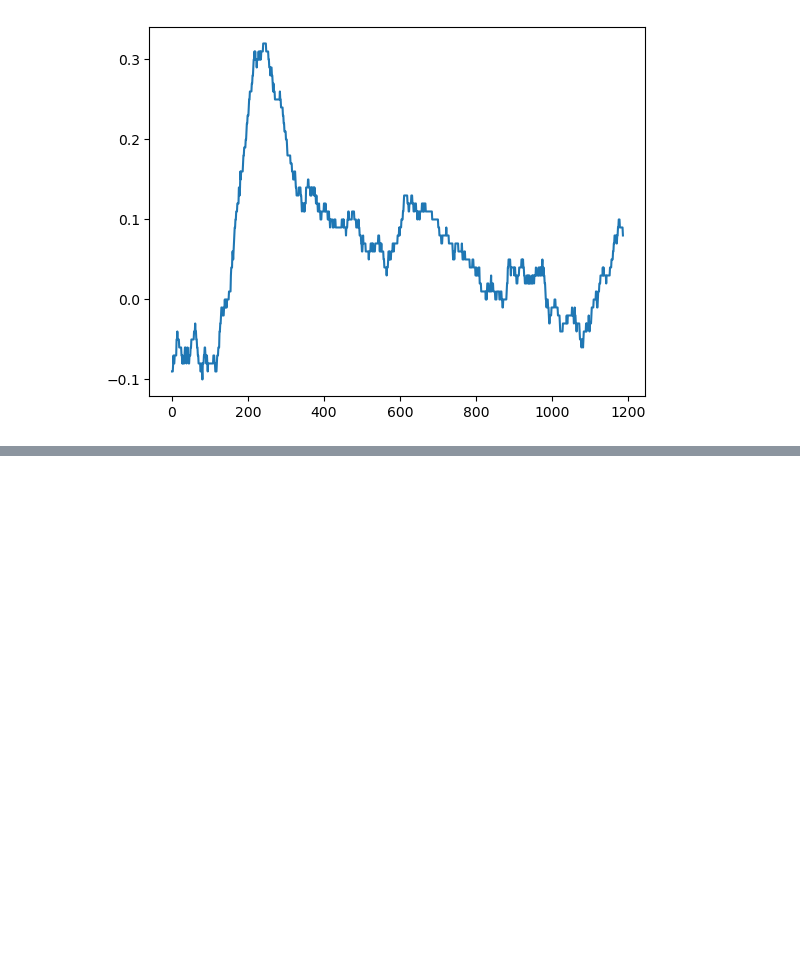
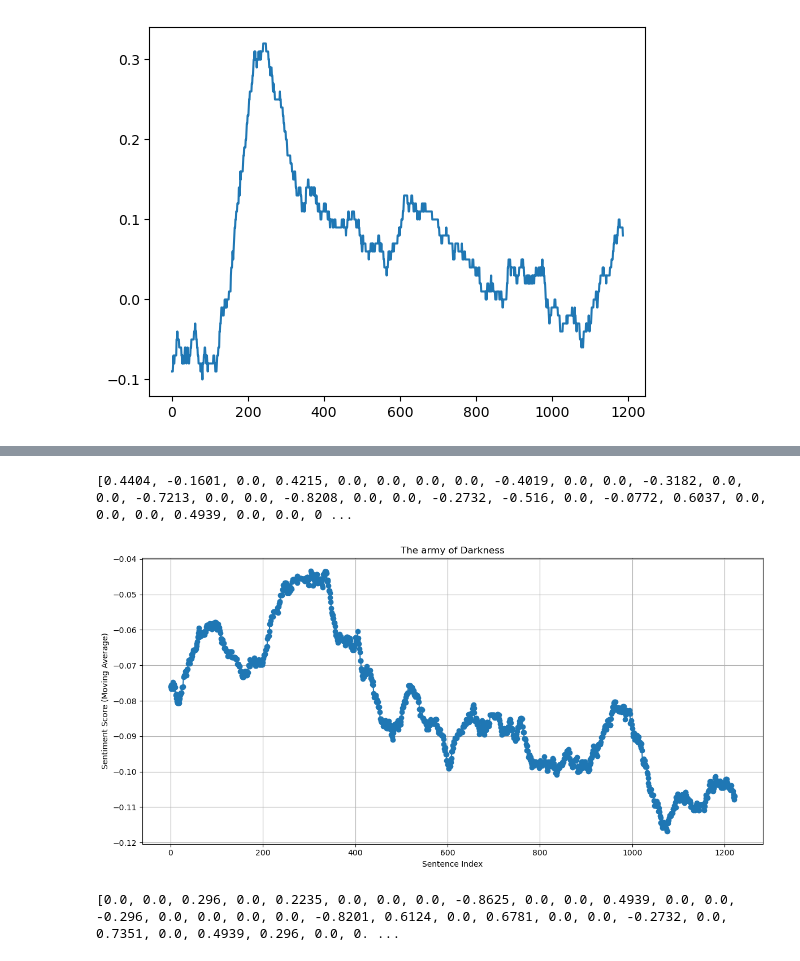
Before and after one commit to Hayden4man/370, a Jupyter notebook: Sentiment assignment.ipynb, the cells around one changed output, grey strips where cells are left out. Cells and saved outputs as stored; diff of their text form; code cells hidden in the pictures; blank space fills up the shorter version.

```diff
--- a/Sentiment assignment.ipynb
+++ b/Sentiment assignment.ipynb
@@ -159,0 +183,31 @@ yearone: Score: 0.9999
+# %%
+scores = []
+for sentence in tokenized_sentences2:
+    score = sia.polarity_scores(sentence)["compound"]
+    scores.append(score)
+print(scores[10:100])
+# %% [output]
+[0.4404, -0.1601, 0.0, 0.4215, 0.0, 0.0, 0.0, 0.0, -0.4019, 0.0, 0.0, -0.3182, 0.0, 0.0, -0.7213, 0.0, 0.0, -0.8208, 0.0, 0.0, -0.2732, -0.516, 0.0, -0.0772, 0.6037, 0.0, 0.0, 0.0, 0.4939, 0.0, 0.0, 0 ...
+# %%
+window_size = 500
+moving_averages = [np.mean(scores[i:i+window_size]) for i in range(len(scores)-window_size+1)]
+
+# Plot the moving average scores
+plt.figure(figsize=(12, 6))
+plt.plot(moving_averages, marker='o', linestyle='-')
+plt.title('The army of Darkness')
+plt.xlabel('Sentence Index')
+plt.ylabel('Sentiment Score (Moving Average)')
+plt.grid(True)
+plt.tight_layout()
+plt.show()
+# %% [output]
+[figure, added]
+# %%
+scores = []
+for sentence in tokenized_sentences3:
+    score = sia.polarity_scores(sentence)["compound"]
+    scores.append(score)
+print(scores[10:100])
+# %% [output]
+[0.0, 0.0, 0.296, 0.0, 0.2235, 0.0, 0.0, 0.0, -0.8625, 0.0, 0.0, 0.4939, 0.0, 0.0, -0.296, 0.0, 0.0, 0.0, 0.0, -0.8201, 0.6124, 0.0, 0.6781, 0.0, 0.0, -0.2732, 0.0, 0.7351, 0.0, 0.4939, 0.296, 0.0, 0. ...
```
Also changed, not shown: parts of 14 cells of this notebook.
